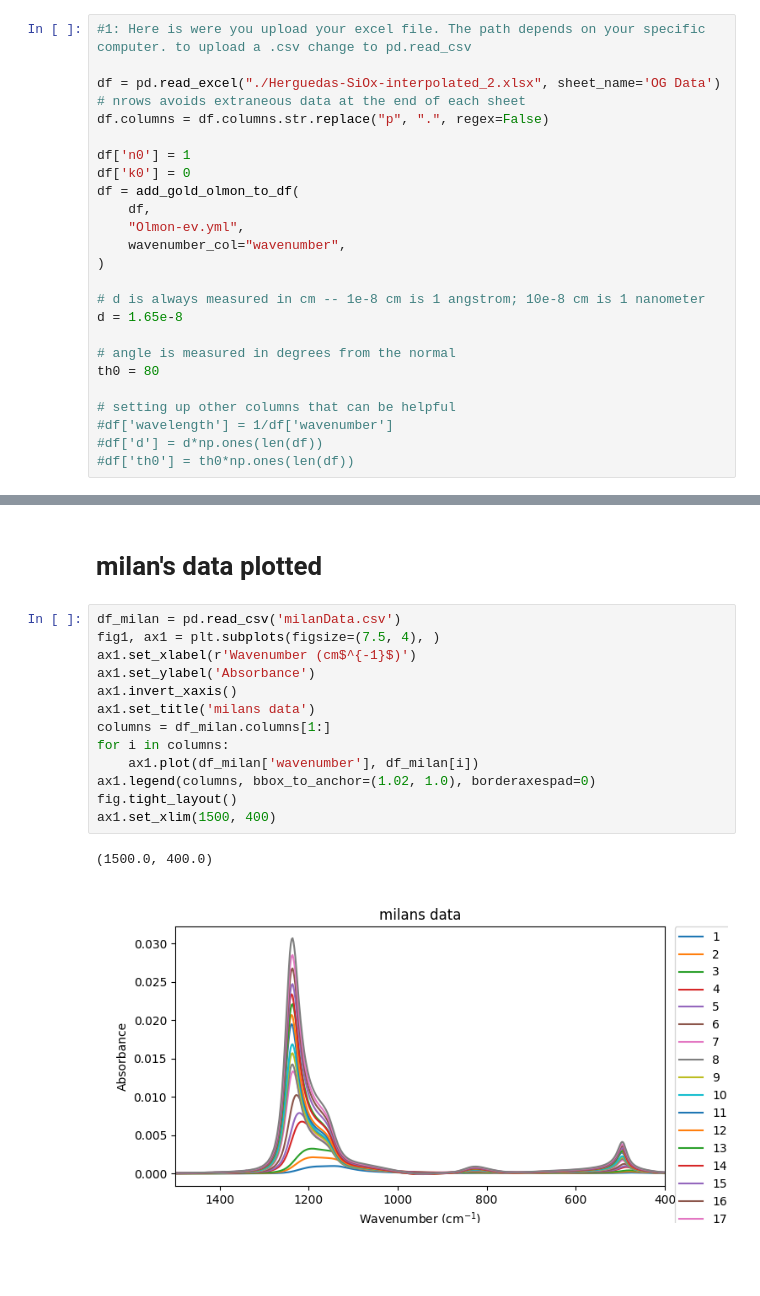
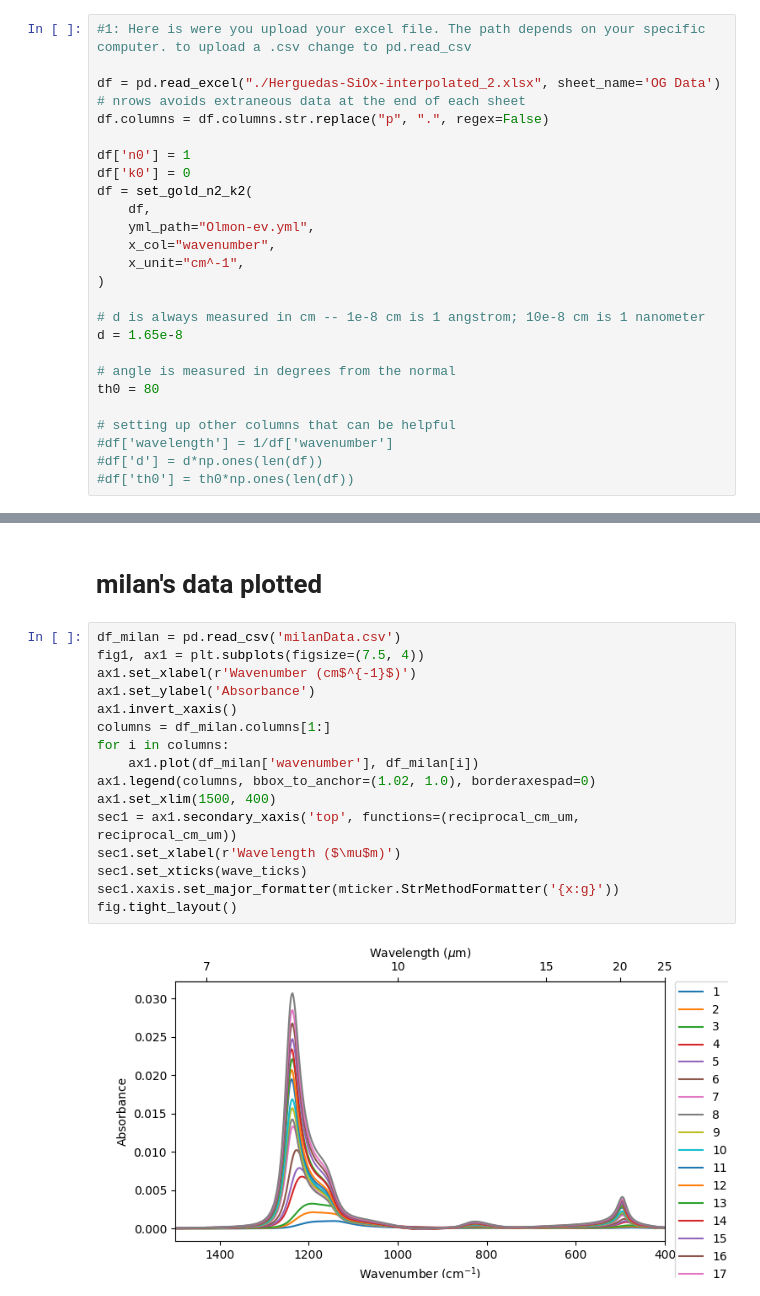
Before and after one commit to ehremington/ir-spec, a Jupyter notebook: 260618-all-plots.ipynb, the cells around one changed output, grey strips where cells are left out. Cells and saved outputs as stored; diff of their text form; blank space fills up the shorter version.

Commit message:
260708 added milans files

```diff
--- a/260618-all-plots.ipynb
+++ b/260618-all-plots.ipynb
@@ -217,10 +218,11 @@ df.columns = df.columns.str.replace("p", ".", regex=False)
 
 df['n0'] = 1
 df['k0'] = 0
-df = add_gold_olmon_to_df(
+df = set_gold_n2_k2(
     df,
-    "Olmon-ev.yml",
-    wavenumber_col="wavenumber",
+    yml_path="Olmon-ev.yml",
+    x_col="wavenumber",
+    x_unit="cm^-1",
 )
 
 # d is always measured in cm -- 1e-8 cm is 1 angstrom; 10e-8 cm is 1 nanometer
@@ -403,17 +352,19 @@ df0
 # milan's data plotted
 # %%
 df_milan = pd.read_csv('milanData.csv')
-fig1, ax1 = plt.subplots(figsize=(7.5, 4), )
+fig1, ax1 = plt.subplots(figsize=(7.5, 4))
 ax1.set_xlabel(r'Wavenumber (cm$^{-1}$)')
 ax1.set_ylabel('Absorbance')
 ax1.invert_xaxis()
-ax1.set_title('milans data')
 columns = df_milan.columns[1:]
 for i in columns:
     ax1.plot(df_milan['wavenumber'], df_milan[i])
 ax1.legend(columns, bbox_to_anchor=(1.02, 1.0), borderaxespad=0)
+ax1.set_xlim(1500, 400)
+sec1 = ax1.secondary_xaxis('top', functions=(reciprocal_cm_um, reciprocal_cm_um))
+sec1.set_xlabel(r'Wavelength ($\mu$m)')
+sec1.set_xticks(wave_ticks)
+sec1.xaxis.set_major_formatter(mticker.StrMethodFormatter('{x:g}'))
 fig.tight_layout()
-ax1.set_xlim(1500, 400)
 # %% [output]
-(1500.0, 400.0)
-[figure, old version]
+[figure, new version]
```
Also changed, not shown: parts of 15 cells of this notebook, 7 other files.
